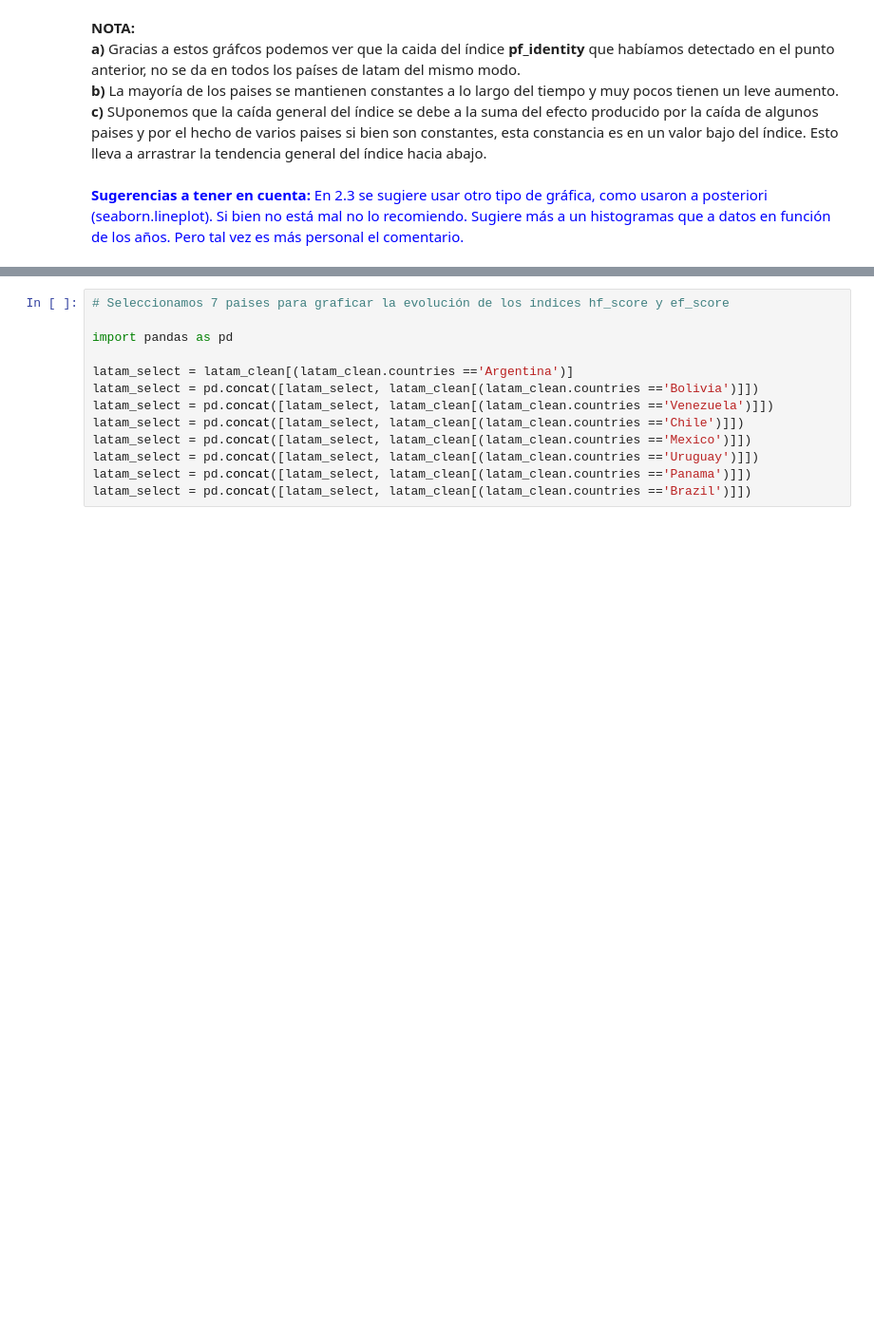
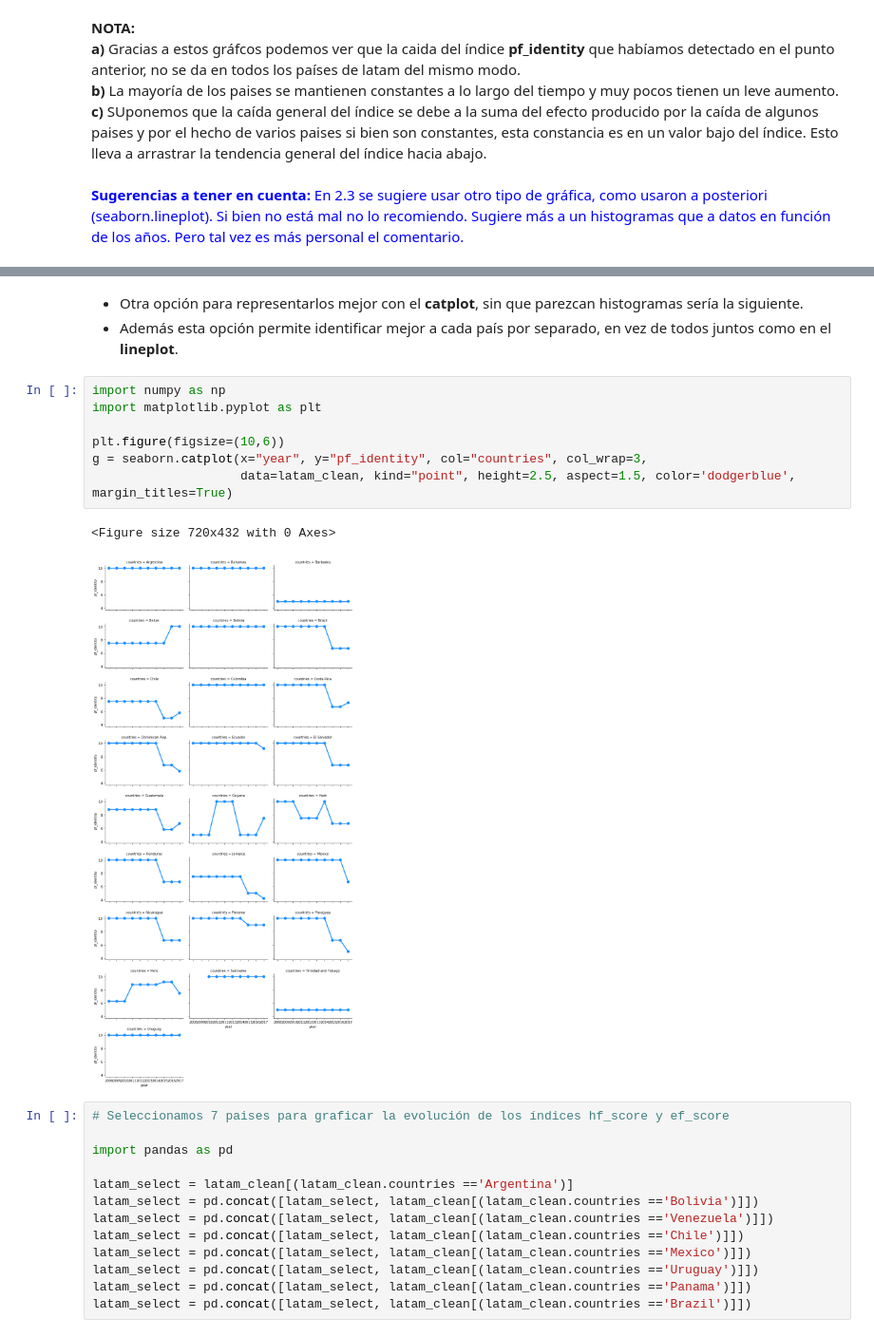
Before and after one commit to Verobornancini/DataScience_AnalisisyVisualizacion, a Jupyter notebook: practico.ipynb, the cells around one changed output, grey strips where cells are left out. Shown at 95% size. Drawn from its saved outputs; the diff is of its cells as text; blank space fills up the shorter version.

```diff
--- a/practico.ipynb
+++ b/practico.ipynb
@@ -677,6 +685,19 @@ plt.title('pf_identity por país de Latam')
 # %% [output]
 Text(0.5,1,'pf_identity por país de Latam')
 [figure]
+# %% [markdown]
+* Otra opción para representarlos mejor con el **catplot**, sin que parezcan histogramas sería la siguiente.
+* Además esta opción permite identificar mejor a cada país por separado, en vez de todos juntos como en el **lineplot**.
+# %%
+import numpy as np
+import matplotlib.pyplot as plt
+
+plt.figure(figsize=(10,6))
+g = seaborn.catplot(x="year", y="pf_identity", col="countries", col_wrap=3,
+                    data=latam_clean, kind="point", height=2.5, aspect=1.5, color='dodgerblue', margin_titles=True)
+# %% [output]
+<Figure size 720x432 with 0 Axes>
+[figure, added]
 # %%
 # Seleccionamos 7 paises para graficar la evolución de los índices hf_score y ef_score
 
```
Also changed, not shown: parts of 17 cells of this notebook.
